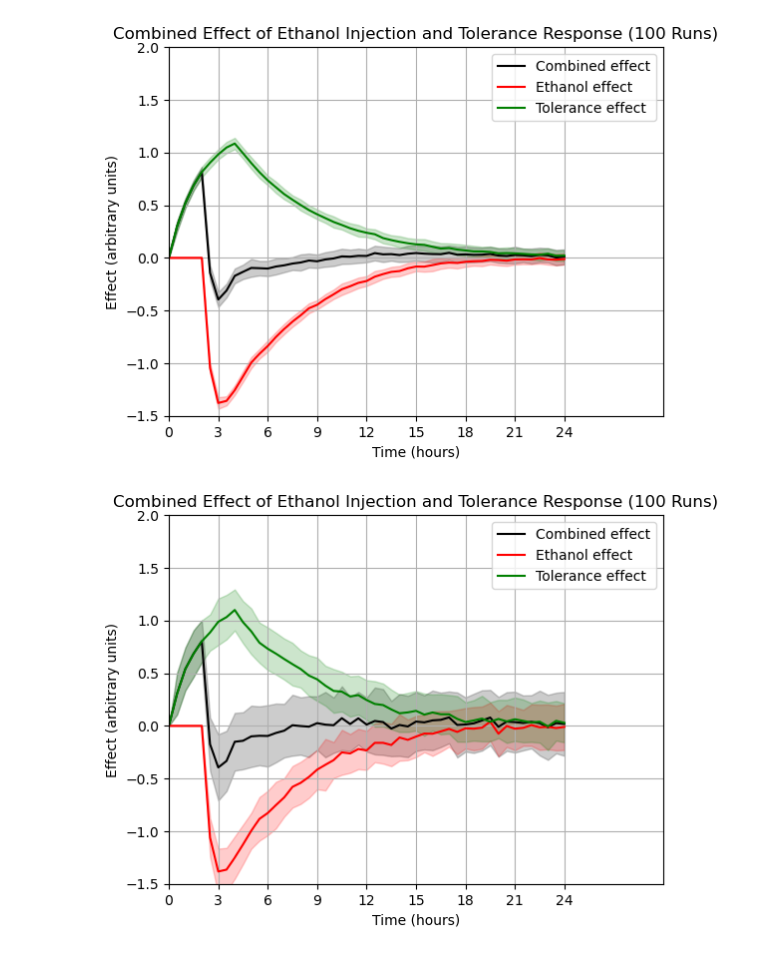
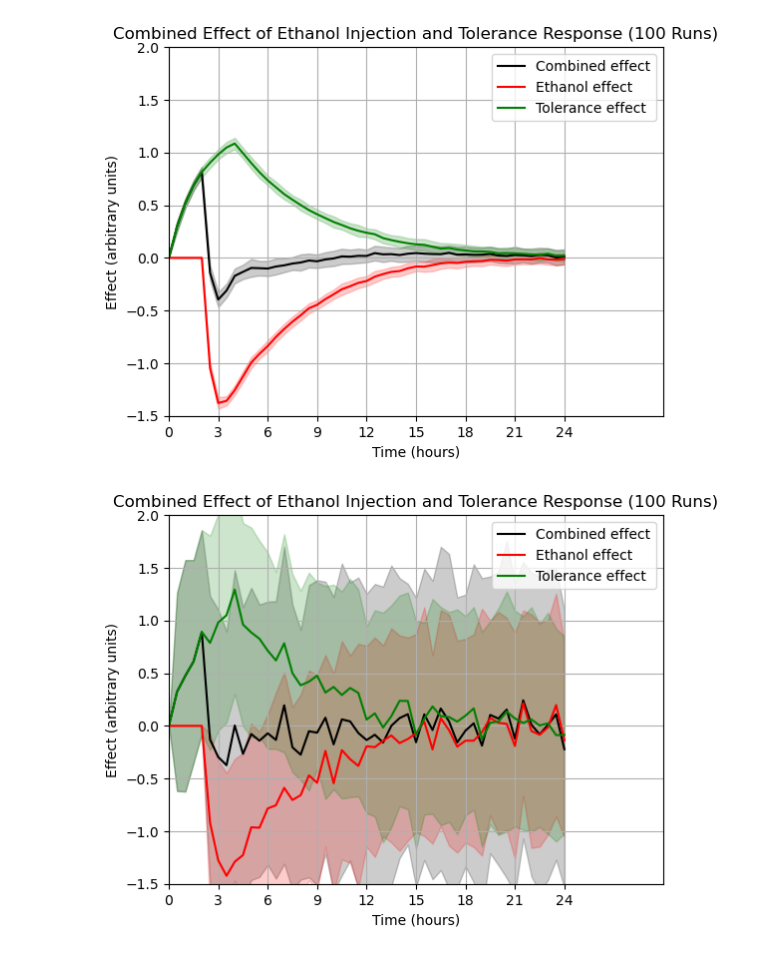
Before and after one commit to TsunomakiWatamelon/Homeostatic-Reinforcement-Learning, a Jupyter notebook: src/experiments/anticipatory_effect_curves.ipynb, the cells around one changed output. Drawn from its saved outputs; the diff is of its cells as text; code cells hidden in the pictures.

```diff
--- a/src/experiments/anticipatory_effect_curves.ipynb
+++ b/src/experiments/anticipatory_effect_curves.ipynb
@@ -264,8 +264,8 @@ time_step = 0.5  # 30-minute increments
 time_points = np.arange(0, time_span + time_step, time_step)  # Time array
 
 # Change of effect curve with higher noise
-ethanol_injection = EthanolInjection(injection_timestep=1, mean=1, std=0.2)
-tolerance_response = ToleranceResponse(response_timestep=0, mean=1, std=0.2)
+ethanol_injection = EthanolInjection(injection_timestep=1, mean=1, std=1)
+tolerance_response = ToleranceResponse(response_timestep=0, mean=1, std=1)
 
 # Storage for multiple runs
 ethanol_runs = []
@@ -299,31 +299,31 @@ tolerance_std = tolerance_runs.std(axis=0)
 combined_mean = combined_runs.mean(axis=0)
 combined_std = combined_runs.std(axis=0)
 
 # Plot with fill_between
 fig, ax = plt.subplots()
 ax.set_xlim(0, 30)
 ax.set_ylim(-1, 2)
 ax.set_xticks(range(0, 27, 3))
 ax.set_yticks([i * 0.5 for i in range(-3, 5)])
 
 # Plot mean curves
 ax.plot(time_points, combined_mean, label="Combined effect", color="black")
 ax.plot(time_points, ethanol_mean, label="Ethanol effect", color="red")
 ax.plot(time_points, tolerance_mean, label="Tolerance effect", color="green")
 
 # Fill between for uncertainty
 ax.fill_between(time_points, combined_mean - combined_std, combined_mean + combined_std, color="black", alpha=0.2)
 ax.fill_between(time_points, ethanol_mean - ethanol_std, ethanol_mean + ethanol_std, color="red", alpha=0.2)
 ax.fill_between(time_points, tolerance_mean - tolerance_std, tolerance_mean + tolerance_std, color="green", alpha=0.2)
 
 # Add titles and labels
 ax.set_title(f"Combined Effect of Ethanol Injection and Tolerance Response ({n_runs} Runs)")
 ax.set_xlabel("Time (hours)")
 ax.set_ylabel("Effect (arbitrary units)")
 ax.legend()
 ax.grid(True)
 
 # Show the plot
 plt.show()
 # %% [output]
-[figure, old version]
+[figure, new version]
```
Also changed, not shown: parts of 1 cell of this notebook, 2 other files.
